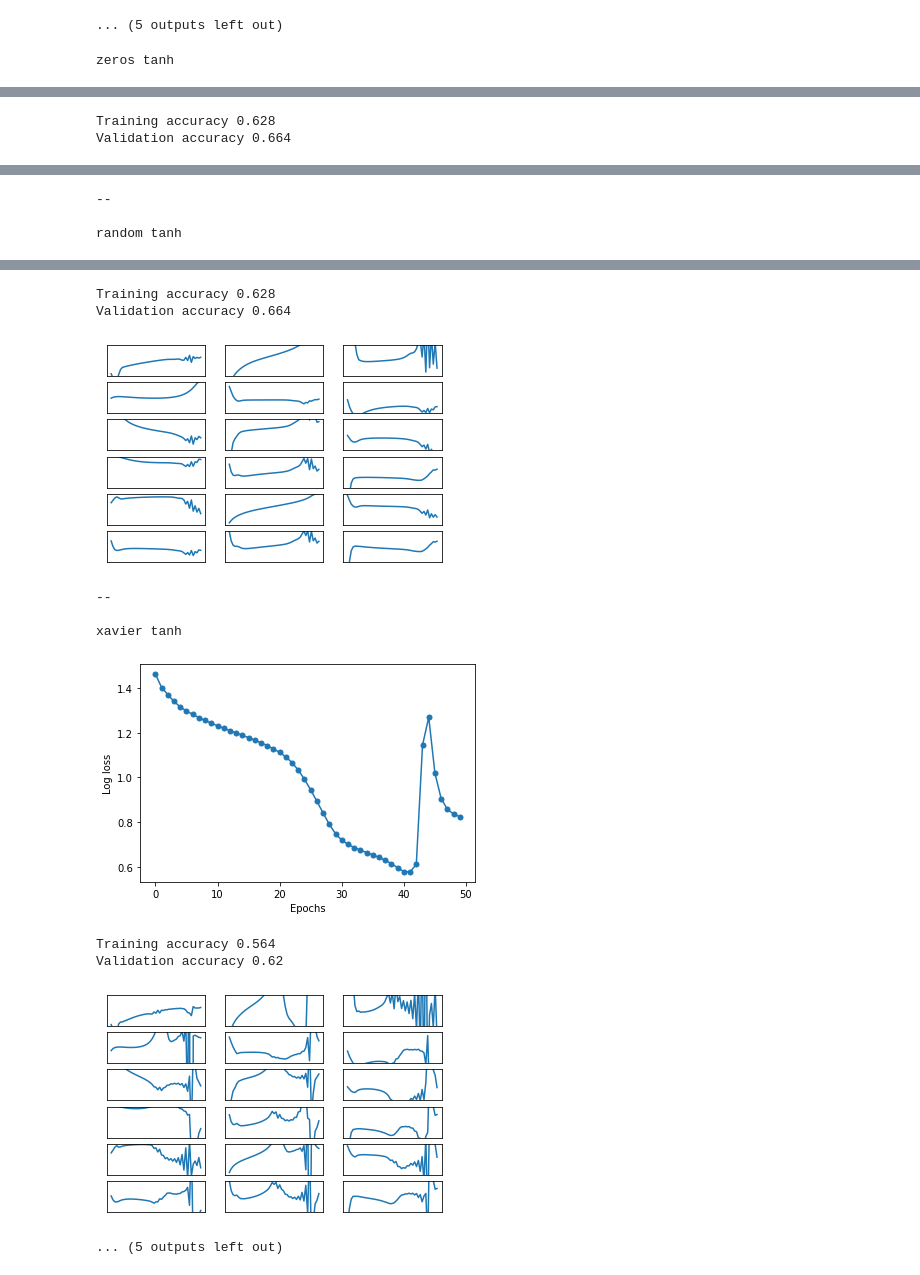
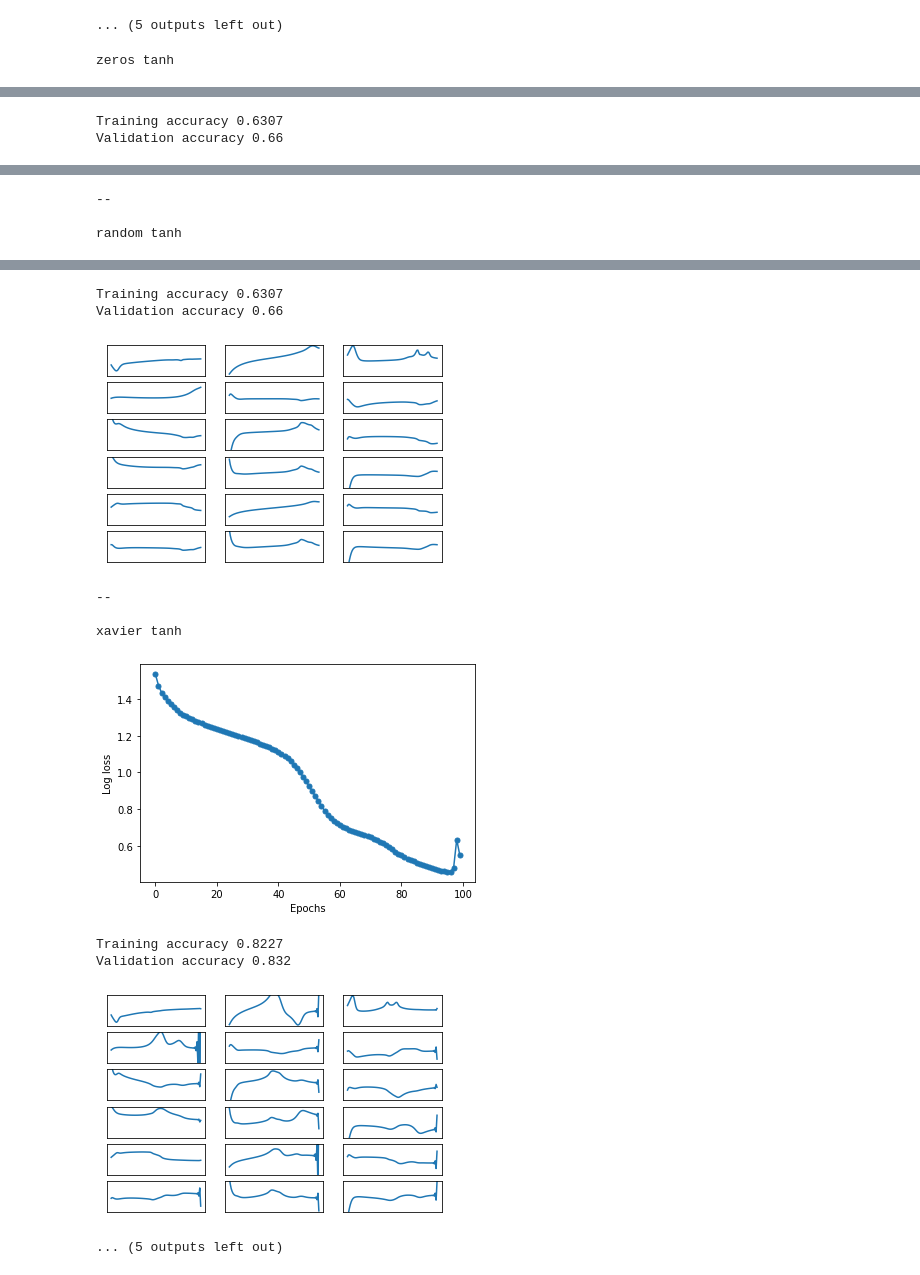
Before and after one commit to Arpitkamal/DL-106---Optimization-Algorithms, a Jupyter notebook: Initialisation_and_Activation_Function.ipynb, the cells around one changed output, grey strips where cells are left out. Cells and saved outputs as stored; diff of their text form; code cells hidden in the pictures.

```diff
--- a/Initialisation_and_Activation_Function.ipynb
+++ b/Initialisation_and_Activation_Function.ipynb
@@ -113,7 +113,7 @@ class FFNetwork:
     elif self.activation_function == "relu":
       return np.maximum(0,X)
     elif self.activation_function == "leaky_relu":
-      return np.maximum(self.leaky_relu*X,X)
+      return np.maximum(self.leaky_slope*X,X)
 
   def grad_activation(self, X):
     if self.activation_function == "sigmoid":
@@ -126,6 +126,7 @@ class FFNetwork:
       d=np.zeros_like(X)
       d[X<=0] = self.leaky_slope
       d[X>0]  = 1
+      return d
 
 
   def softmax(self, X):
@@ -318,7 +319,7 @@ for init_method in ['zeros', 'random', 'xavier', 'he']:
   for activation_function in ['tanh']:
     print(init_method, activation_function)
     model = FFNetwork(init_method=init_method, activation_function=activation_function)
-    model.fit(X_train, y_OH_train,epochs=50, eta=1, algo="GD", display_loss=True)
+    model.fit(X_train, y_OH_train,epochs=100, eta=0.5, algo="GD", display_loss=True)
     post_process(plot_scale=0.05)
     print('\n--\n')
 # %% [output]
@@ -327,2 +328,2 @@ zeros tanh
-Training accuracy 0.628
-Validation accuracy 0.664
+Training accuracy 0.6307
+Validation accuracy 0.66
@@ -334,13 +335,13 @@ random tanh
-Training accuracy 0.628
-Validation accuracy 0.664
+Training accuracy 0.6307
+Validation accuracy 0.66
-[figure, old version]
+[figure, new version]
 --
 
 xavier tanh
-[figure, old version]
+[figure, new version]
-Training accuracy 0.564
-Validation accuracy 0.62
+Training accuracy 0.8227
+Validation accuracy 0.832
-[figure, old version]
+[figure, new version]
 ... (5 outputs left out)
 # %%
 for init_method in ['zeros', 'random', 'xavier', 'he']:
```
Also changed, not shown: parts of 9 cells of this notebook.
